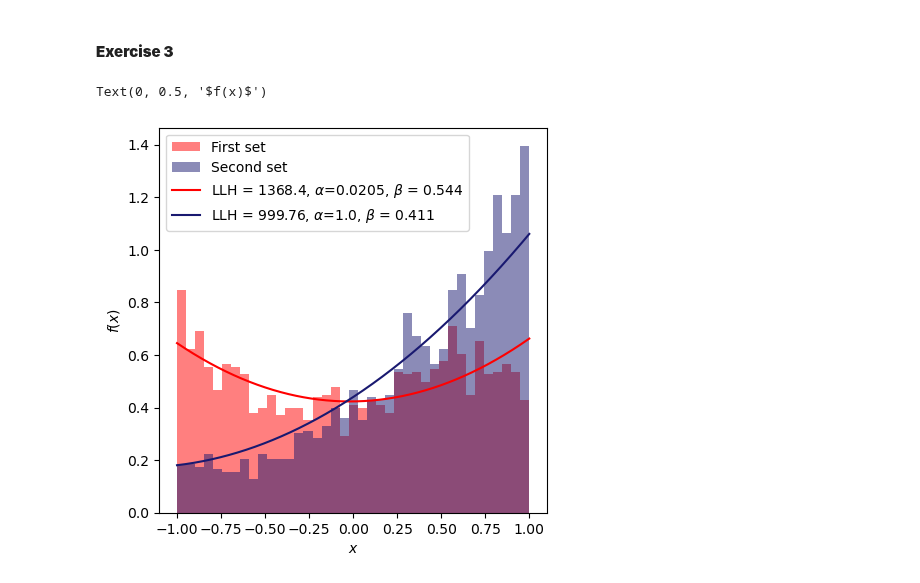
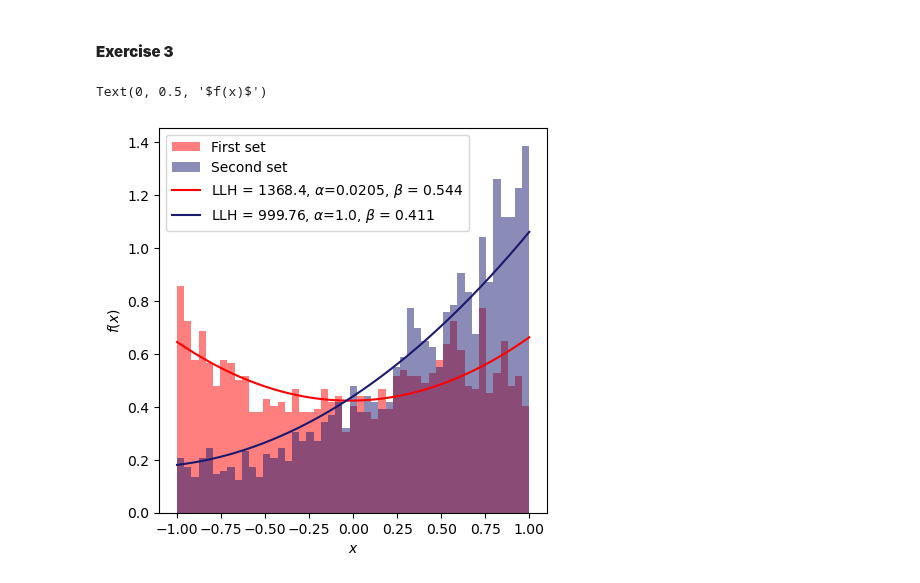
Before and after one commit to Gullaschen/AMAS, a Jupyter notebook: Week 3/Exercise_Confidence.ipynb, the cells around one changed output. Drawn from its saved outputs; the diff is of its cells as text; code cells hidden in the pictures.

```diff
--- a/Week 3/Exercise_Confidence.ipynb
+++ b/Week 3/Exercise_Confidence.ipynb
@@ -264,7 +264,7 @@ The best beta fit was 0.991, sigma+ was 0.00857 and sigma- was 0.127
 # %% [markdown]
 #### **Exercise 2**
 # %%
-def likelihood(x,alpha,beta,x_min = x_min,x_max=x_max):
+def likelihood(x,alpha,beta,x_min = -0.9,x_max=0.85):
     func = lambda x: 1 + alpha*x + beta*x**2
     norm, _ = quad(func, x_min, x_max)
     pdf = 1 + alpha*x + beta*x**2
@@ -329,6 +332,13 @@ def norm_pdf(x,alpha,beta):
     #return the evaluated PDF only inside -1..1 range, and 0 outside
     return pdf/norm
 
+def likelihood(x,alpha,beta,x_min = -1.,x_max=1.):
+    func = lambda x: 1 + alpha*x + beta*x**2
+    norm, _ = quad(func, x_min, x_max)
+    pdf = 1 + alpha*x + beta*x**2
+    normalized_pdf = pdf / norm
+    return normalized_pdf
+
 def log_likelihood(x,alpha,beta):
     return np.sum(np.log(likelihood(x,alpha,beta)),axis=1)
 
@@ -365,18 +375,18 @@ LLH_2 = res_2.fun
 # %%
 plt.figure(figsize = (5,5))
 
 x_range = np.linspace(-1,1,2000)
 
-plt.hist(X1,bins=np.linspace(-1,1,40),density=True,alpha=0.5,label = 'First set',color='red')
-plt.hist(X2,bins=np.linspace(-1,1,40),density=True,alpha=0.5,label = 'Second set',color='midnightblue')
+plt.hist(X1,bins=np.linspace(-1,1,50),density=True,alpha=0.5,label = 'First set',color='red')
+plt.hist(X2,bins=np.linspace(-1,1,50),density=True,alpha=0.5,label = 'Second set',color='midnightblue')
 plt.plot(x_range,likelihood(x_range,alpha=min_a_1,beta=min_b_1),
          label=fr'LLH = {LLH_1:.05}, $\alpha$={min_a_1:.03}, $\beta$ = {min_b_1:.03}',linestyle='-',color='red')
 plt.plot(x_range,likelihood(x_range,alpha=min_a_2,beta=min_b_2),
          label=fr'LLH = {LLH_2:.05}, $\alpha$={min_a_2:.03}, $\beta$ = {min_b_2:.03}',linestyle='-',color='midnightblue')
 
 plt.legend(loc = 'upper left',frameon = True)
 plt.xlabel('$x$')
 plt.ylabel('$f(x)$')
 # %% [output]
 Text(0, 0.5, '$f(x)$')
-[figure, old version]
+[figure, new version]
```
Also changed, not shown: parts of 5 cells of this notebook, 3 other files.
